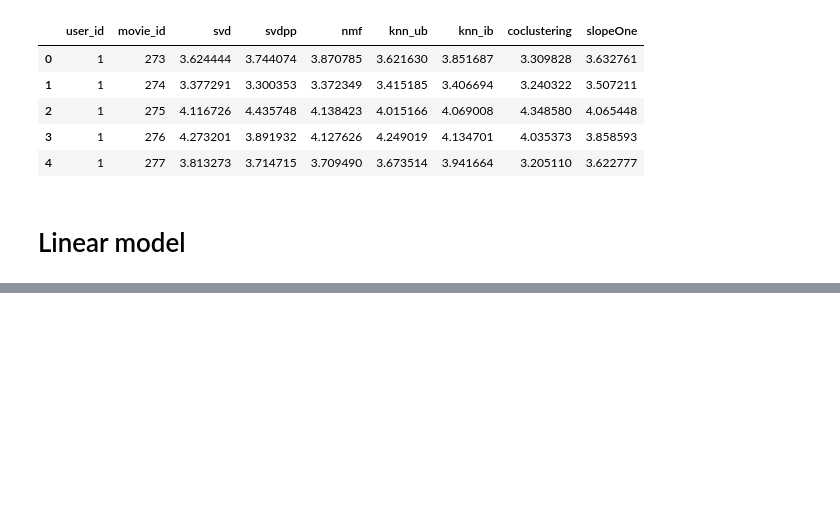
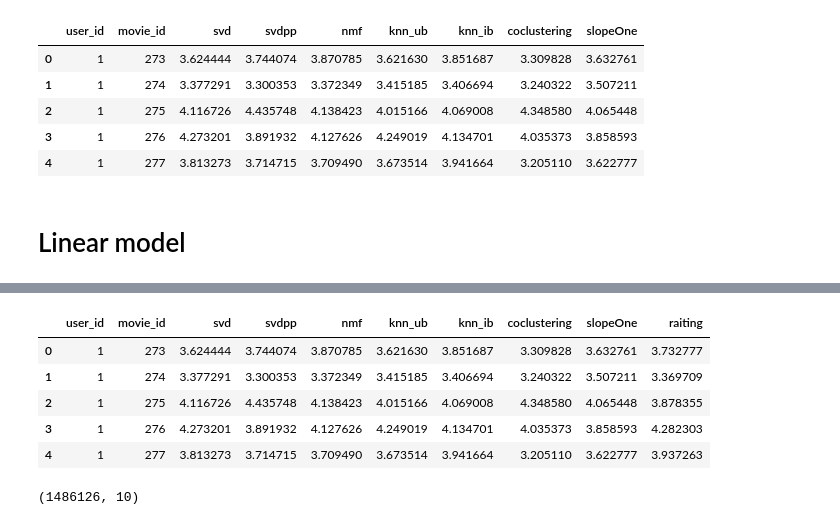
Before and after one commit to CS-MSU/3s-RecommenderSystems, a Jupyter notebook: models.ipynb, the cells around one changed output, grey strips where cells are left out. Saved outputs shown, nothing was run; the diff lists cells and outputs as text; code cells hidden in the pictures; blank space fills up the shorter version.

```diff
--- a/models.ipynb
+++ b/models.ipynb
@@ -438,0 +458,11 @@ test.to_csv('test.csv', index=False)
+# %%
+res = pd.read_csv('result.csv')
+# %%
+res.head()
+# %% [output]
+|  | user_id | movie_id | svd | svdpp | nmf | knn_ub | knn_ib | coclustering | slopeOne | raiting |
+| 0 | 1 | 273 | 3.624444 | 3.744074 | 3.870785 | 3.621630 | 3.851687 | 3.309828 | 3.632761 | 3.732777 |
+| 1 | 1 | 274 | 3.377291 | 3.300353 | 3.372349 | 3.415185 | 3.406694 | 3.240322 | 3.507211 | 3.369709 |
+| 2 | 1 | 275 | 4.116726 | 4.435748 | 4.138423 | 4.015166 | 4.069008 | 4.348580 | 4.065448 | 3.878355 |
+| 3 | 1 | 276 | 4.273201 | 3.891932 | 4.127626 | 4.249019 | 4.134701 | 4.035373 | 3.858593 | 4.282303 |
+| 4 | 1 | 277 | 3.813273 | 3.714715 | 3.709490 | 3.673514 | 3.941664 | 3.205110 | 3.622777 | 3.937263 |
@@ -438,0 +471,4 @@ test.to_csv('test.csv', index=False)
+# %%
+res.shape
+# %% [output]
+(1486126, 10)
```
Also changed, not shown: parts of 25 cells of this notebook, 9 other files.
